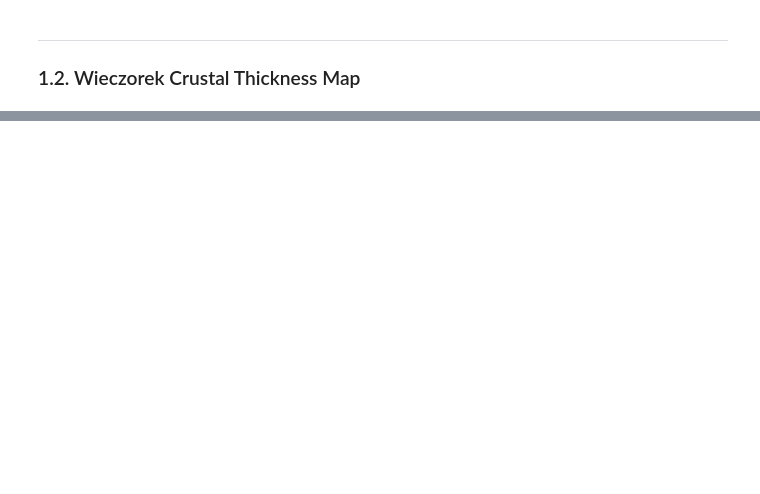
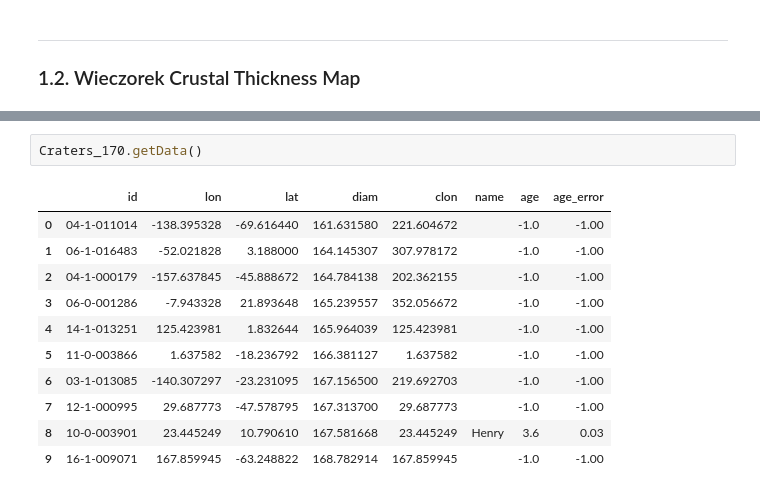
Before and after one commit to Humboldt-Penguin/Mars-Magnetics-Research, a Jupyter notebook: code/05_mag_src_map/src/main/henry_cr_thick.ipynb, the cells around one changed output, grey strips where cells are left out. Cells and saved outputs as stored; diff of their text form; blank space fills up the shorter version.

```diff
--- a/code/05_mag_src_map/src/main/henry_cr_thick.ipynb
+++ b/code/05_mag_src_map/src/main/henry_cr_thick.ipynb
@@ -230,0 +287,14 @@ Text(0, 0.5, 'Crustal Thickness [km]')
+# %%
+Craters_170.getData()
+# %% [output]
+|  | id | lon | lat | diam | clon | name | age | age_error |
+| 0 | 04-1-011014 | -138.395328 | -69.616440 | 161.631580 | 221.604672 |  | -1.0 | -1.00 |
+| 1 | 06-1-016483 | -52.021828 | 3.188000 | 164.145307 | 307.978172 |  | -1.0 | -1.00 |
+| 2 | 04-1-000179 | -157.637845 | -45.888672 | 164.784138 | 202.362155 |  | -1.0 | -1.00 |
+| 3 | 06-0-001286 | -7.943328 | 21.893648 | 165.239557 | 352.056672 |  | -1.0 | -1.00 |
+| 4 | 14-1-013251 | 125.423981 | 1.832644 | 165.964039 | 125.423981 |  | -1.0 | -1.00 |
+| 5 | 11-0-003866 | 1.637582 | -18.236792 | 166.381127 | 1.637582 |  | -1.0 | -1.00 |
+| 6 | 03-1-013085 | -140.307297 | -23.231095 | 167.156500 | 219.692703 |  | -1.0 | -1.00 |
+| 7 | 12-1-000995 | 29.687773 | -47.578795 | 167.313700 | 29.687773 |  | -1.0 | -1.00 |
+| 8 | 10-0-003901 | 23.445249 | 10.790610 | 167.581668 | 23.445249 | Henry | 3.6 | 0.03 |
+| 9 | 16-1-009071 | 167.859945 | -63.248822 | 168.782914 | 167.859945 |  | -1.0 | -1.00 |
```
Also changed, not shown: parts of 13 cells of this notebook, 1 other file.
